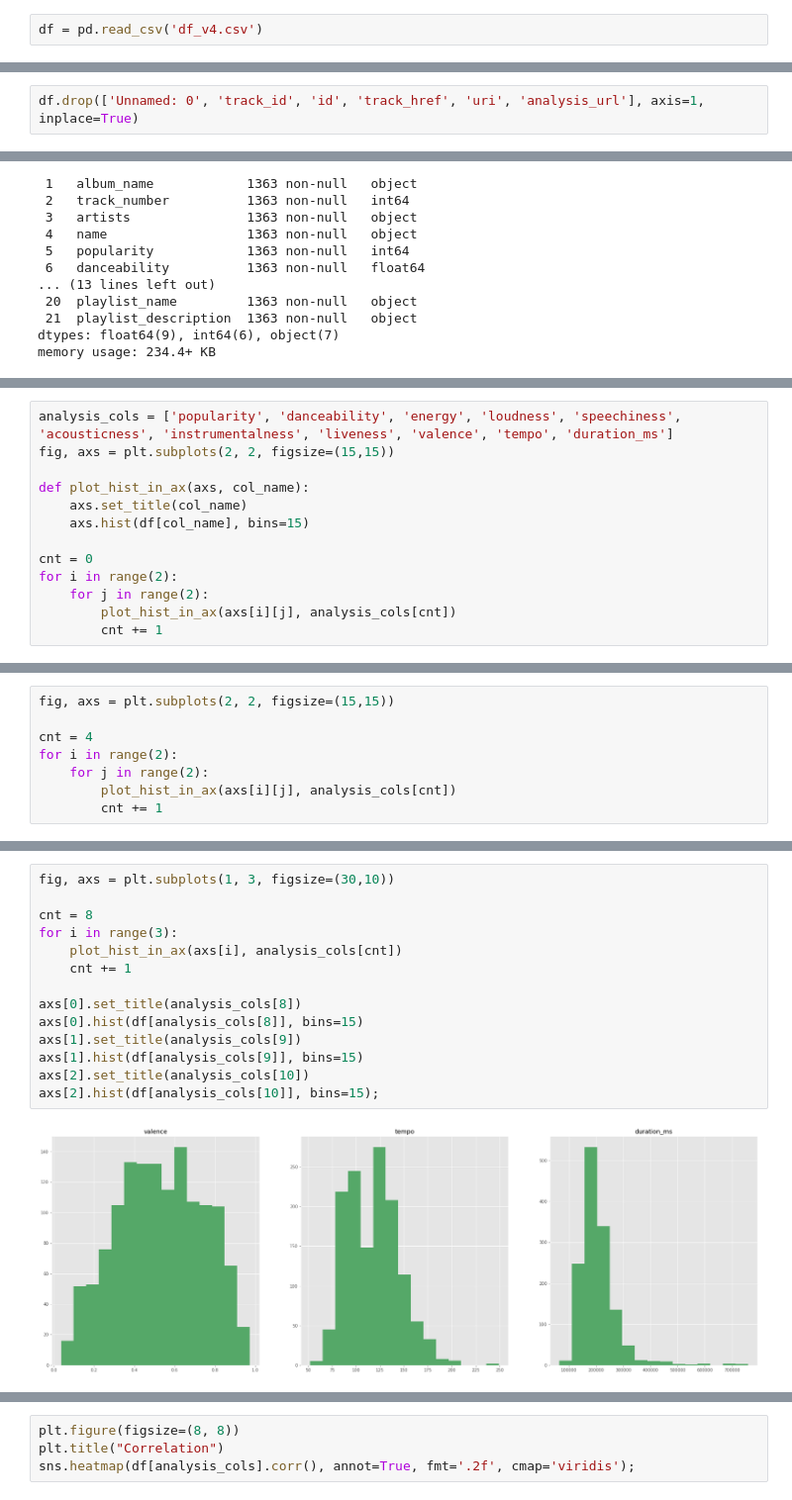
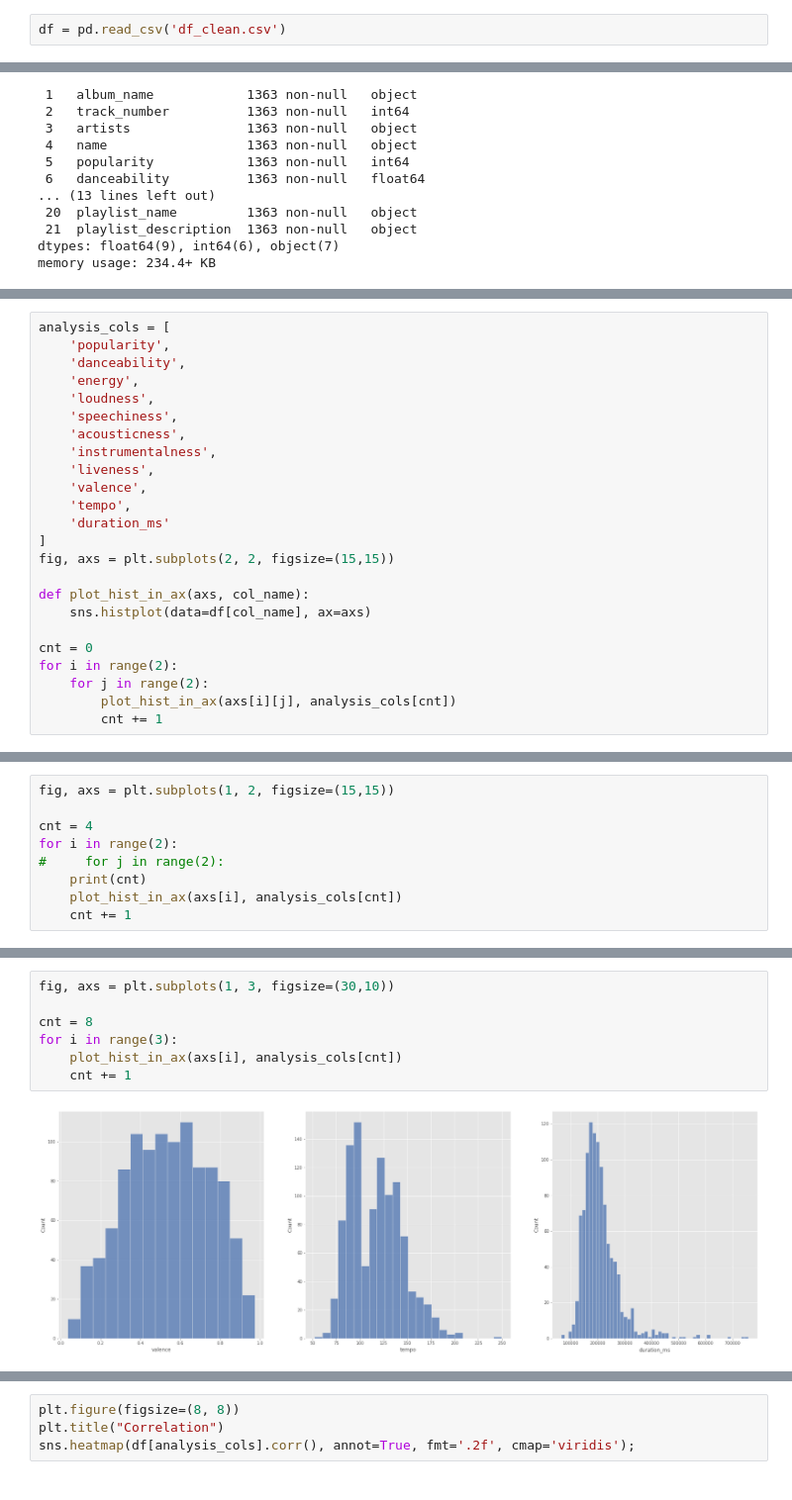
Before and after one commit to tutss/kaggle, a Jupyter notebook: training/spotify-data/analysis.ipynb, the cells around one changed output, grey strips where cells are left out. Shown at 99% size. Cells and saved outputs as stored; diff of their text form.

Commit message:
Adds Spotify analysis, continuing it

```diff
--- a/training/spotify-data/analysis.ipynb
+++ b/training/spotify-data/analysis.ipynb
@@ -15,7 +23,7 @@ def artists_to_list(data):
 # %%
 plt.style.use('seaborn-deep')
 # %%
-df = pd.read_csv('df_v4.csv')
+df = pd.read_csv('df_clean.csv')
 # %%
 df.head()
 # %% [output]
@@ -32,2 +39,0 @@ df.shape
-# %%
-df.drop(['Unnamed: 0', 'track_id', 'id', 'track_href', 'uri', 'analysis_url'], axis=1, inplace=True)
@@ -123,11 +98,22 @@ df.describe()
 | max | 30.00 | 98.00 | 0.97 | 0.96 | 11.00 | -0.81 | 1.00 | 0.82 | ... |
 # %%
-analysis_cols = ['popularity', 'danceability', 'energy', 'loudness', 'speechiness', 'acousticness', 'instrumentalness', 'liveness', 'valence', 'tempo', 'duration_ms']
+analysis_cols = [
+    'popularity',
+    'danceability',
+    'energy',
+    'loudness',
+    'speechiness',
+    'acousticness',
+    'instrumentalness',
+    'liveness',
+    'valence',
+    'tempo',
+    'duration_ms'
+]
 fig, axs = plt.subplots(2, 2, figsize=(15,15))
 
 def plot_hist_in_ax(axs, col_name):
-    axs.set_title(col_name)
-    axs.hist(df[col_name], bins=15)
+    sns.histplot(data=df[col_name], ax=axs)
 
 cnt = 0
 for i in range(2):
@@ -139,9 +125,10 @@ for i in range(2):
 # %%
-fig, axs = plt.subplots(2, 2, figsize=(15,15))
+fig, axs = plt.subplots(1, 2, figsize=(15,15))
 
 cnt = 4
 for i in range(2):
-    for j in range(2):
-        plot_hist_in_ax(axs[i][j], analysis_cols[cnt])
-        cnt += 1
+#     for j in range(2):
+    print(cnt)
+    plot_hist_in_ax(axs[i], analysis_cols[cnt])
+    cnt += 1
 # %% [output]
@@ -149,16 +138,9 @@ for i in range(2):
 # %%
 fig, axs = plt.subplots(1, 3, figsize=(30,10))
 
 cnt = 8
 for i in range(3):
     plot_hist_in_ax(axs[i], analysis_cols[cnt])
     cnt += 1
-
-axs[0].set_title(analysis_cols[8])
-axs[0].hist(df[analysis_cols[8]], bins=15)
-axs[1].set_title(analysis_cols[9])
-axs[1].hist(df[analysis_cols[9]], bins=15)
-axs[2].set_title(analysis_cols[10])
-axs[2].hist(df[analysis_cols[10]], bins=15);
 # %% [output]
-[figure, old version]
+[figure, new version]
```
Also changed, not shown: parts of 19 cells of this notebook, 2 other files.
